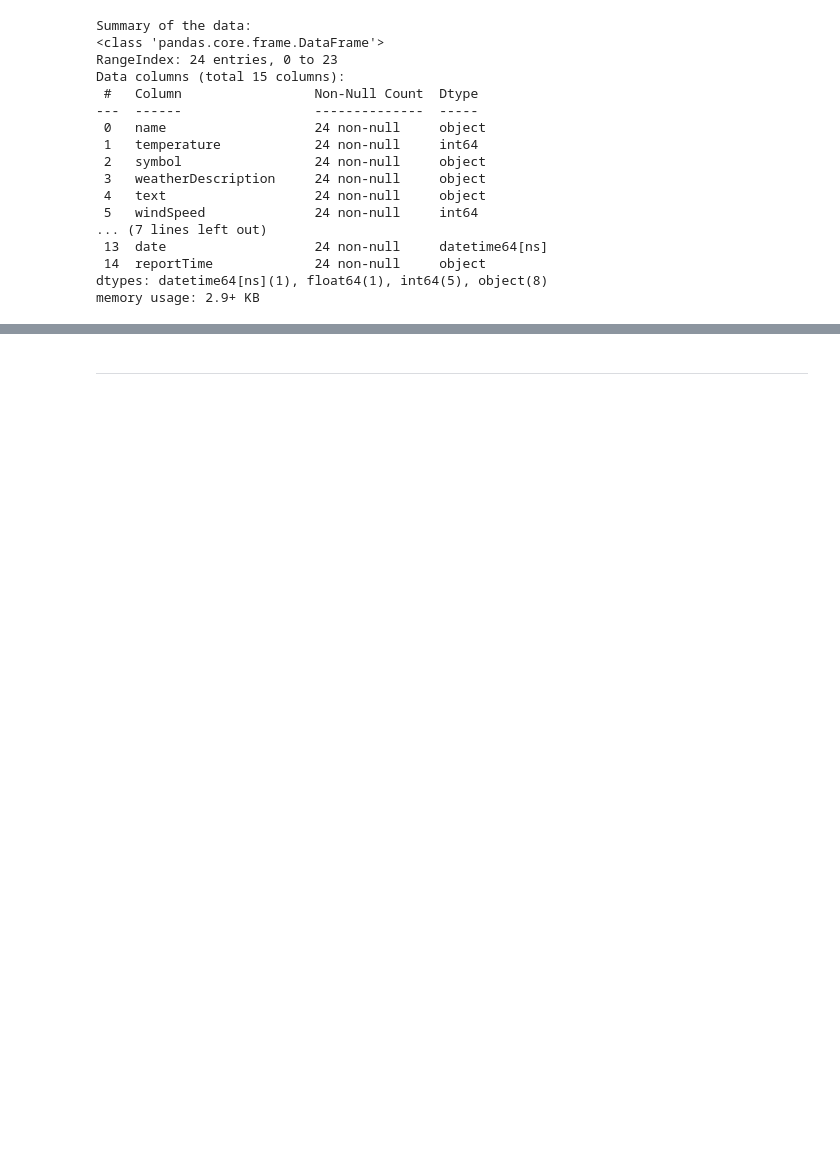
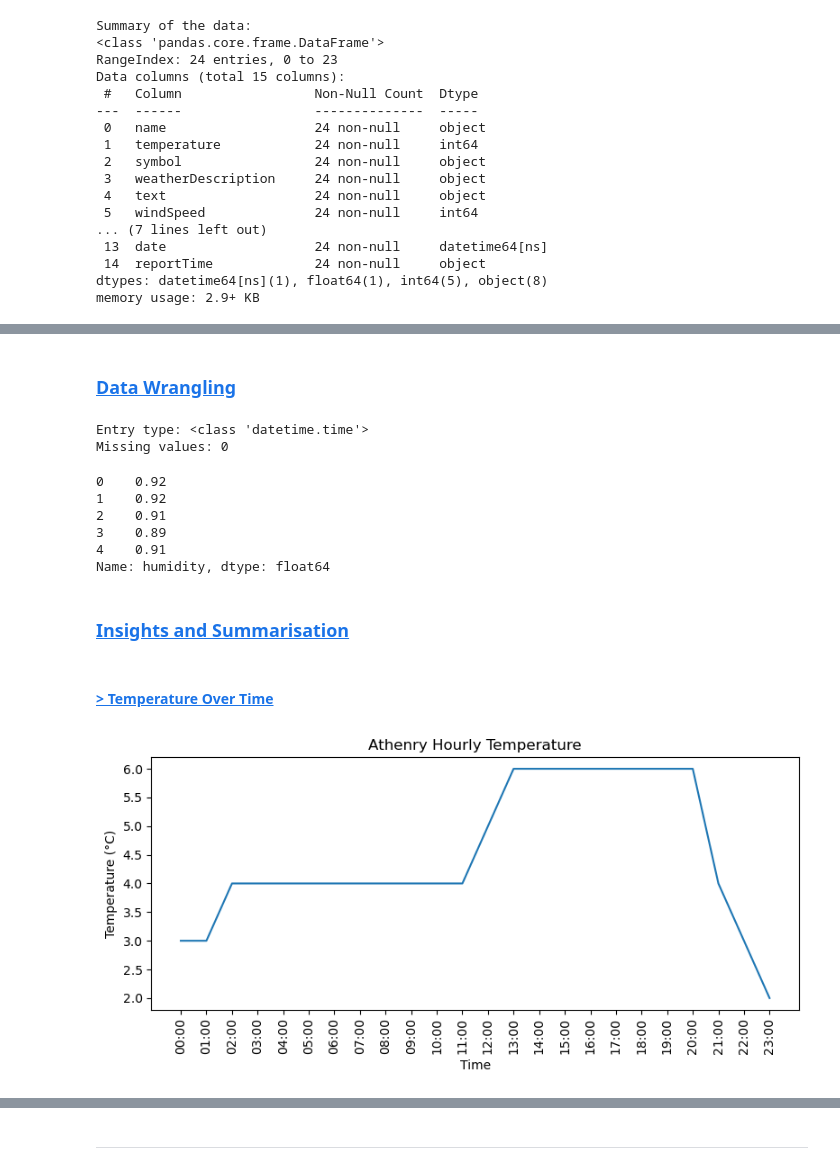
Before and after one commit to TindraIS/comp-infrastructure, a Jupyter notebook: weather.ipynb, the cells around one changed output, grey strips where cells are left out. Saved outputs shown, nothing was run; the diff lists cells and outputs as text; code cells hidden in the pictures; blank space fills up the shorter version.

```diff
--- a/weather.ipynb
+++ b/weather.ipynb
@@ -169,7 +243,7 @@ import matplotlib.pyplot as plt
 %autoreload
 # %%
 # Set the path to the weather data directory & list the files in the directory
-weather_dir = "data/weather"
+weather_dir = "data\weather"
 weather_files = [os.path.join(weather_dir, f) for f in os.listdir(weather_dir)]
 
 # Get the largest file in the directory
@@ -237,0 +448,34 @@ plt.show()
+# %% [markdown]
+### <a id='toc2_4_'></a>[Data Wrangling](#toc0_)
+# %%
+df['datetime'] = pd.to_datetime(df['reportTime'], format="%H:%M").dt.time
+print(f"\nEntry type: {type(df['datetime'].iloc[0])}")
+print(f"Missing values: {df['datetime'].isnull().sum()}")
+# %% [output]
+Entry type: <class 'datetime.time'>
+Missing values: 0
+# %%
+# Convert humidity to decimal percentages
+df['humidity'] = df['humidity'] / 100
+
+df['humidity'].head()
+# %% [output]
+0    0.92
+1    0.92
+2    0.91
+3    0.89
+4    0.91
+Name: humidity, dtype: float64
+# %% [markdown]
+### <a id='toc2_5_'></a>[Insights and Summarisation](#toc0_)
+# %% [markdown]
+#### <a id='toc2_5_1_'></a>[> Temperature Over Time](#toc0_)
+# %%
+# Plot temperature over time
+plt.figure(figsize=(8, 4))
+sns.lineplot(data=df, x="reportTime", y="temperature").set(title="Athenry Hourly Temperature",xlabel="Time",ylabel="Temperature (°C)")
+plt.xticks(rotation=90)
+plt.tight_layout()
+plt.show()
+# %% [output]
+[figure, added]
```
Also changed, not shown: parts of 44 cells of this notebook, 1 other file.
